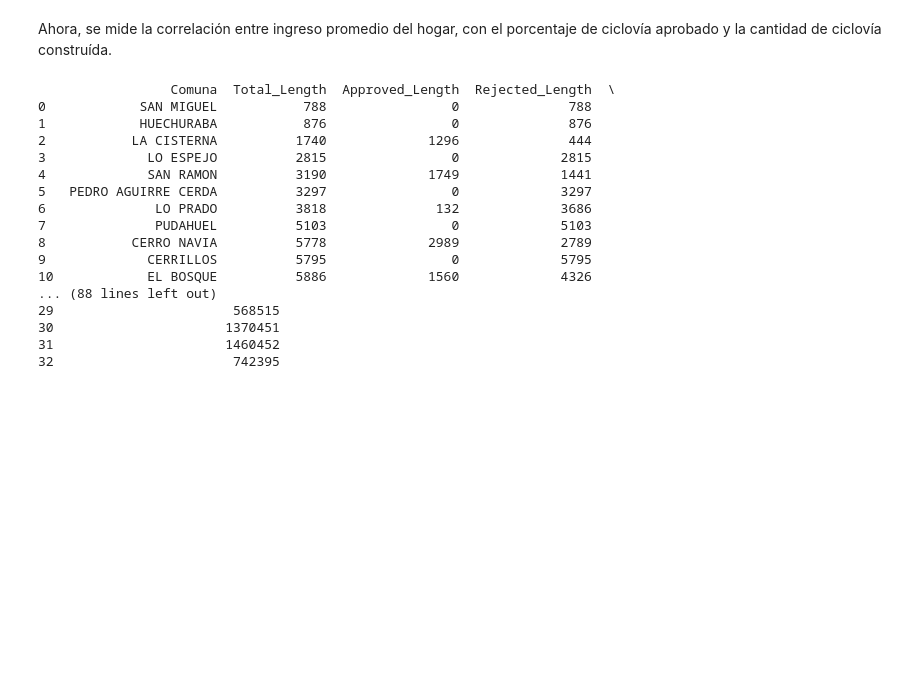
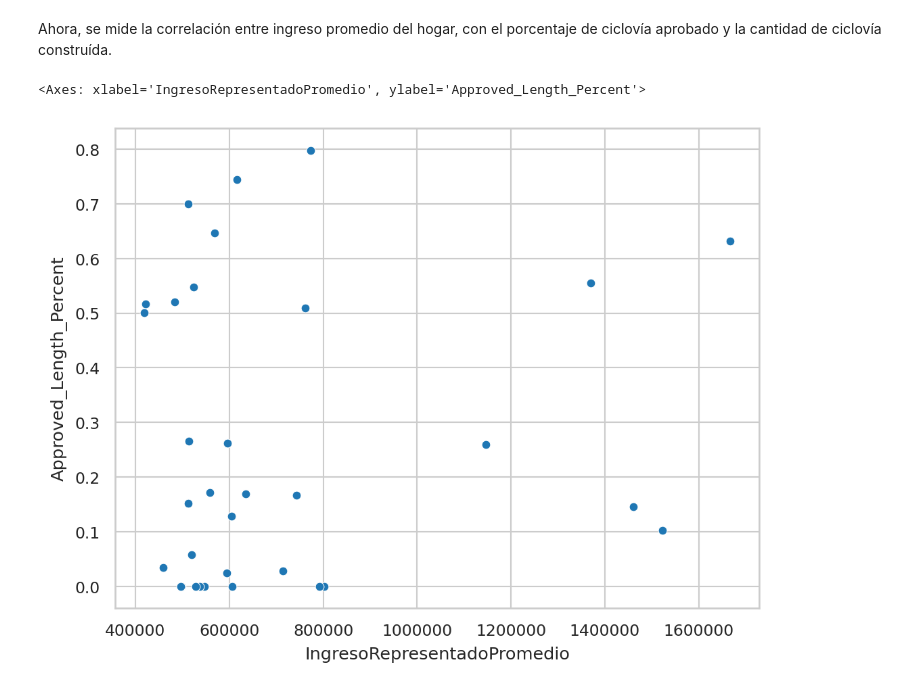
Before and after one commit to IgnacioTorr/aves, a Jupyter notebook: notebooks/vis-course/2024-otoño/Hito_copy.ipynb, the cells around one changed output. Cells and saved outputs as stored; diff of their text form; code cells hidden in the pictures; blank space fills up the shorter version.

Commit message:
feat: added scatter plot for ingreso and percent aproved and total

```diff
--- a/notebooks/vis-course/2024-otoño/Hito_copy.ipynb
+++ b/notebooks/vis-course/2024-otoño/Hito_copy.ipynb
@@ -325,22 +325,14 @@ ciclovias_2021_copy_length = ciclovias_2021_copy_length.rename(columns={"COMUNA"
 # ciclovias_2021_copy_length is merged with comuna_ingresos
 ciclovias_2021_length_ingresos = ciclovias_2021_copy_length.merge(comuna_ingresos, on="Comuna")
 
-print(ciclovias_2021_length_ingresos)
+# correlation between IngresoRepresentadoPromedio and Approved_Length_Percent
+ingreso_aproved_percent_corr = ciclovias_2021_length_ingresos[["IngresoRepresentadoPromedio", "Approved_Length_Percent"]].corr()
+
+# correlation between IngresoRepresentadoPromedio and Total_Length
+ingreso_total_length_corr = ciclovias_2021_length_ingresos[["IngresoRepresentadoPromedio", "Total_Length"]].corr()
-# %% [output]
-                 Comuna  Total_Length  Approved_Length  Rejected_Length  \
-0            SAN MIGUEL           788                0              788
-1            HUECHURABA           876                0              876
-2           LA CISTERNA          1740             1296              444
-3             LO ESPEJO          2815                0             2815
-4             SAN RAMON          3190             1749             1441
-5   PEDRO AGUIRRE CERDA          3297                0             3297
-6              LO PRADO          3818              132             3686
-7              PUDAHUEL          5103                0             5103
-8           CERRO NAVIA          5778             2989             2789
-9             CERRILLOS          5795                0             5795
-10            EL BOSQUE          5886             1560             4326
-... (88 lines left out)
-29                       568515
-30                      1370451
-31                      1460452
-32                       742395
+# %%
+# plot the correlation between IngresoRepresentadoPromedio and Approved_Length_Percent
+sns.scatterplot(data=ciclovias_2021_length_ingresos, x="IngresoRepresentadoPromedio", y="Approved_Length_Percent")
+# %% [output]
+<Axes: xlabel='IngresoRepresentadoPromedio', ylabel='Approved_Length_Percent'>
+[figure, added]
```
Also changed, not shown: parts of 1 cell of this notebook.
